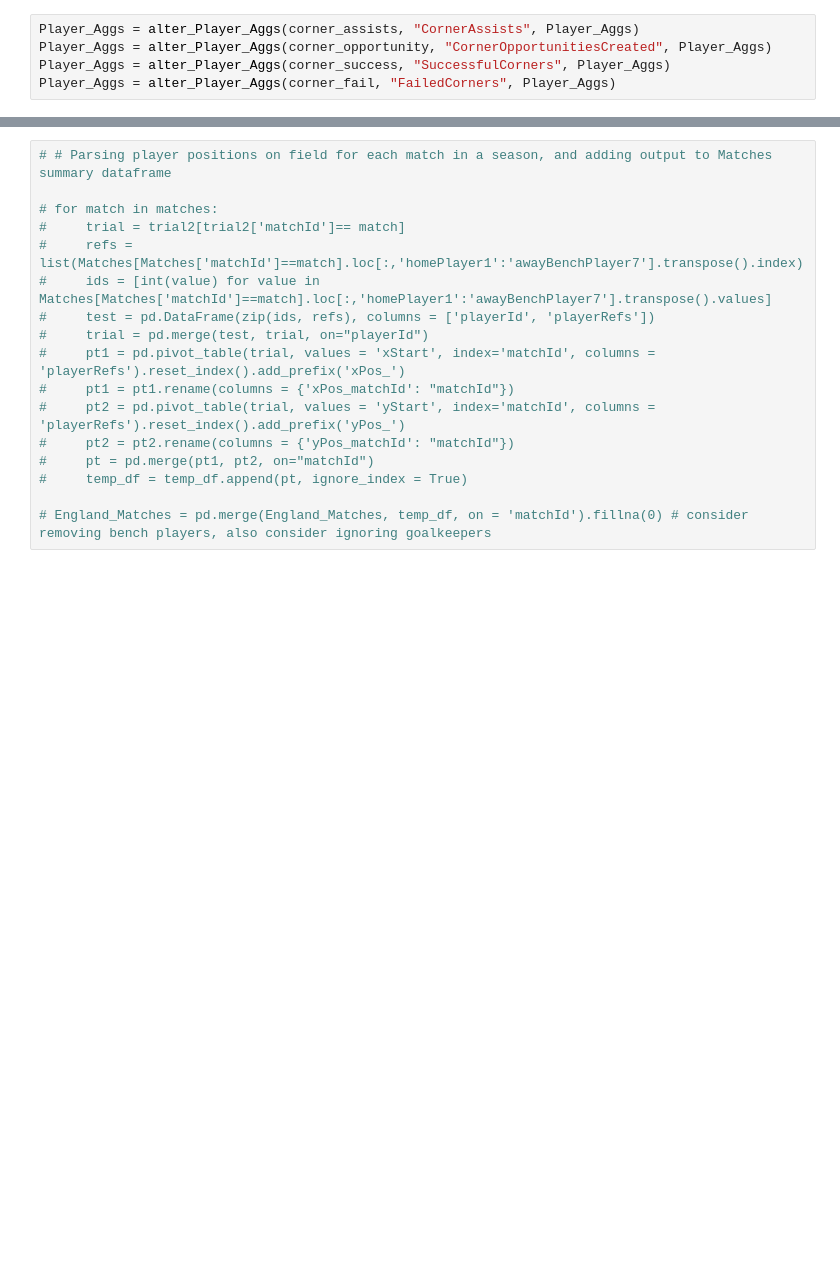
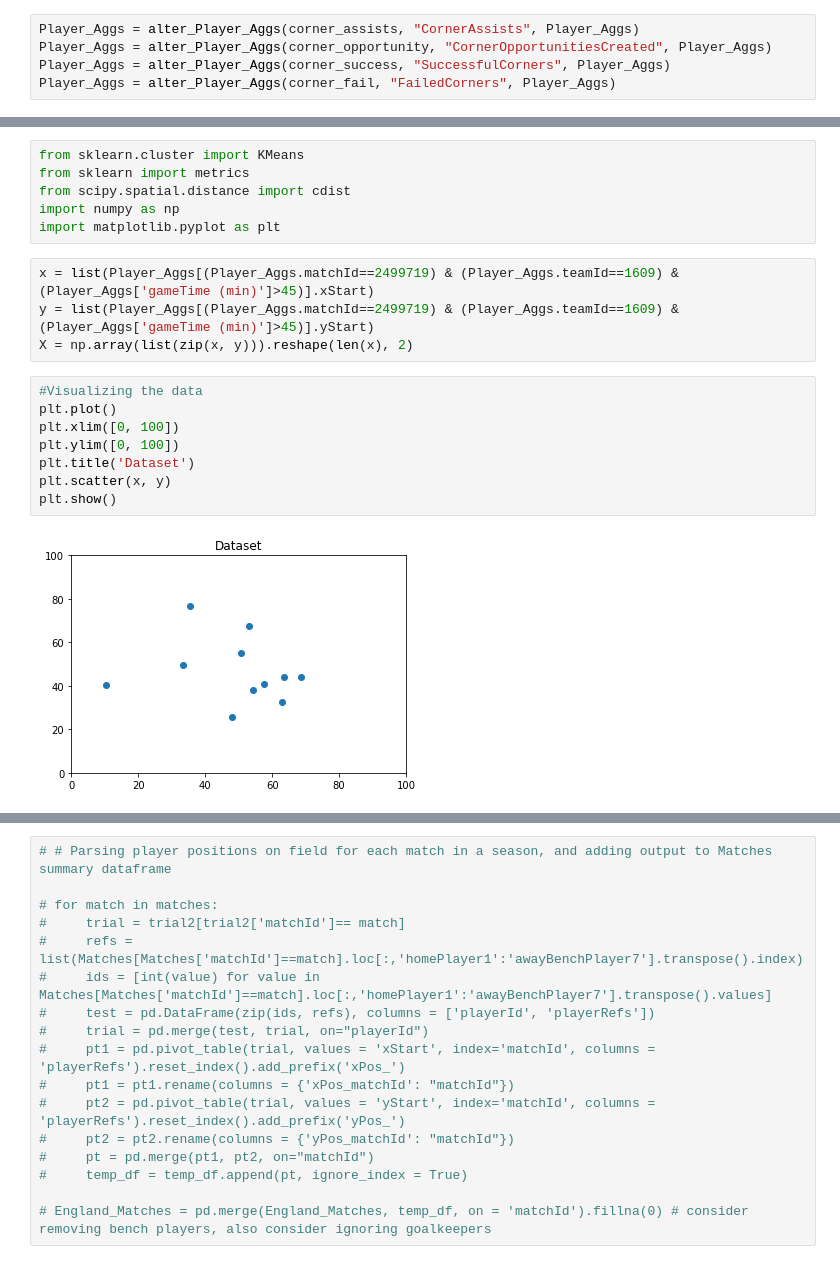
Before and after one commit to bjornmakins/soccer1, a Jupyter notebook: Data_Analysis.ipynb, the cells around one changed output, grey strips where cells are left out. Saved outputs shown, nothing was run; the diff lists cells and outputs as text; blank space fills up the shorter version.

```diff
--- a/Data_Analysis.ipynb
+++ b/Data_Analysis.ipynb
@@ -1091,3 +1414,23 @@ Player_Aggs = alter_Player_Aggs(corner_fail, "FailedCorners", Player_Aggs)
+# %%
+from sklearn.cluster import KMeans
+from sklearn import metrics
+from scipy.spatial.distance import cdist
+import numpy as np
+import matplotlib.pyplot as plt
+# %%
+x = list(Player_Aggs[(Player_Aggs.matchId==2499719) & (Player_Aggs.teamId==1609) & (Player_Aggs['gameTime (min)']>45)].xStart)
+y = list(Player_Aggs[(Player_Aggs.matchId==2499719) & (Player_Aggs.teamId==1609) & (Player_Aggs['gameTime (min)']>45)].yStart)
+X = np.array(list(zip(x, y))).reshape(len(x), 2)
+# %%
+#Visualizing the data
+plt.plot()
+plt.xlim([0, 100])
+plt.ylim([0, 100])
+plt.title('Dataset')
+plt.scatter(x, y)
+plt.show()
+# %% [output]
+[figure, added]
 # %%
 Player_Aggs.head()
 # %% [output]
```
Also changed, not shown: parts of 90 cells of this notebook.
